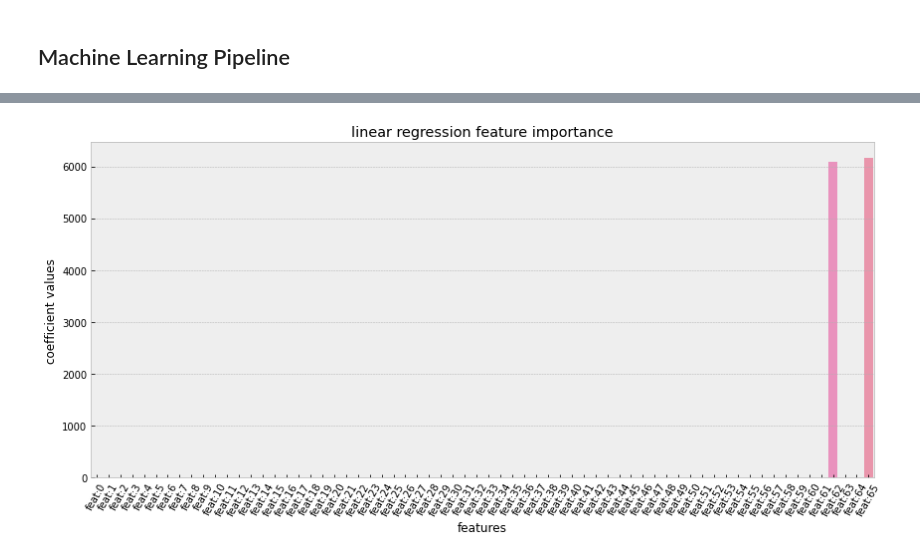
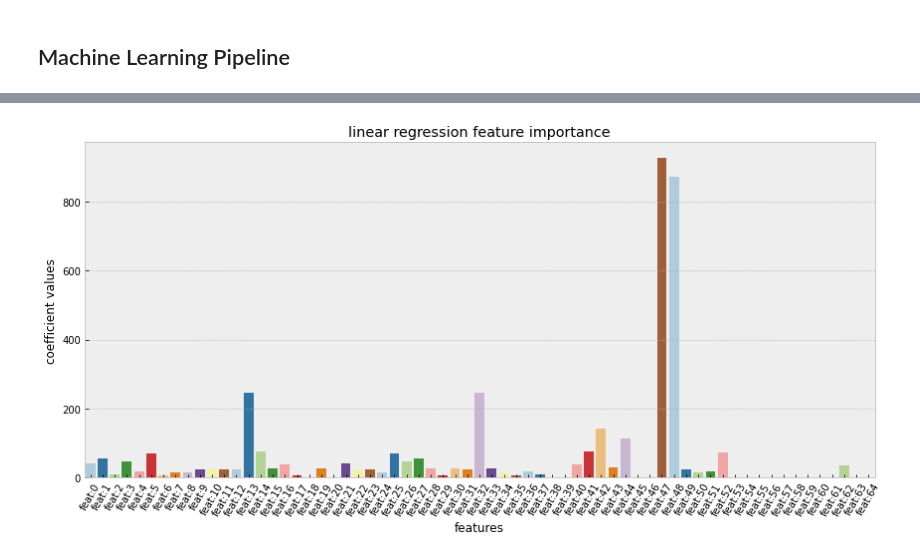
Before and after one commit to crosstrack10/data-science-projects, a Jupyter notebook: scikit_regression_analysis.ipynb, the cells around one changed output, grey strips where cells are left out. Saved outputs shown, nothing was run; the diff lists cells and outputs as text; code cells hidden in the pictures.

```diff
--- a/scikit_regression_analysis.ipynb
+++ b/scikit_regression_analysis.ipynb
@@ -105,7 +106,7 @@ Index(['Sales Order Number', 'Quantity', 'Unit List Price',
 # %%
 # dropping unimportant variables from dataframe based on total freight cost target
 df.drop(['Sales Order Number', 'Production Order Number', 'Customer for-Order', 'Order Date',
-         'Commit Date', 'Ship Date', 'Days Late', 'Late Flag', 'Late Code', 'Delivery Number'],
+         'Commit Date', 'Ship Date', 'Late Flag', 'Late Code', 'Delivery Number', 'Base Freight', 'Gross Margin'],
         axis=1, inplace=True)
 # %%
 # storing columns and data types in dictionary
@@ -179,7 +182,7 @@ X = df.drop(['Total Freight Cost'], axis=1)
 y = df['Total Freight Cost']
 
 # splitting into train and test
-X_train, X_test, y_train, y_test = train_test_split(X, y, stratify=y, test_size=0.20,shuffle=True, random_state=42)
+X_train, X_test, y_train, y_test = train_test_split(X, y, test_size=0.30, shuffle=True, random_state=42)
 # %%
 # checking shapes of train test split
 print('X_train: ', X_train.shape, 'X_test: ', X_test.shape, 'y_train: ', y_train.shape, 'X_test: ', y_test.shape, sep="\n")
@@ -282,17 +299,17 @@ df_performance
 # %%
 # retrieving equation intercept and standarized coefficients
 intercept = linreg_pipe.named_steps.linearregression.intercept_
 coefs = linreg_pipe.named_steps.linearregression.coef_
 
 # plot feature importance
 plt.style.use('bmh')
 plt.figure(figsize=(12,6))
 
-ax = sns.barplot(['feat:' + str(x) for x in range(len(coefs))], abs(coefs))
+ax = sns.barplot(['feat:' + str(x) for x in range(len(coefs))], abs(coefs), palette='Paired')
 plt.title('linear regression feature importance')
 plt.xlabel('features')
 plt.ylabel('coefficient values')
 plt.xticks(rotation=60)
 plt.tight_layout()
 # %% [output]
-[figure, old version]
+[figure, new version]
```
Also changed, not shown: parts of 40 cells of this notebook.
